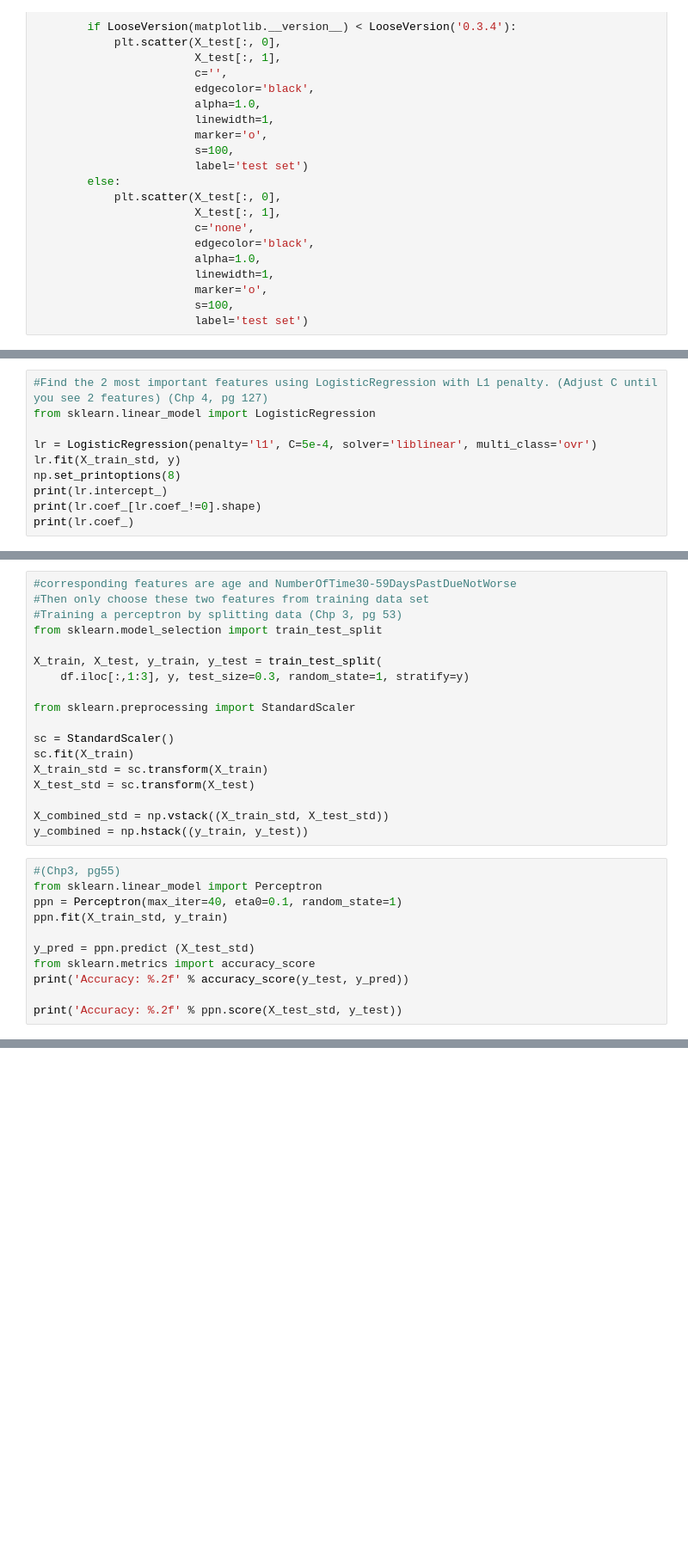
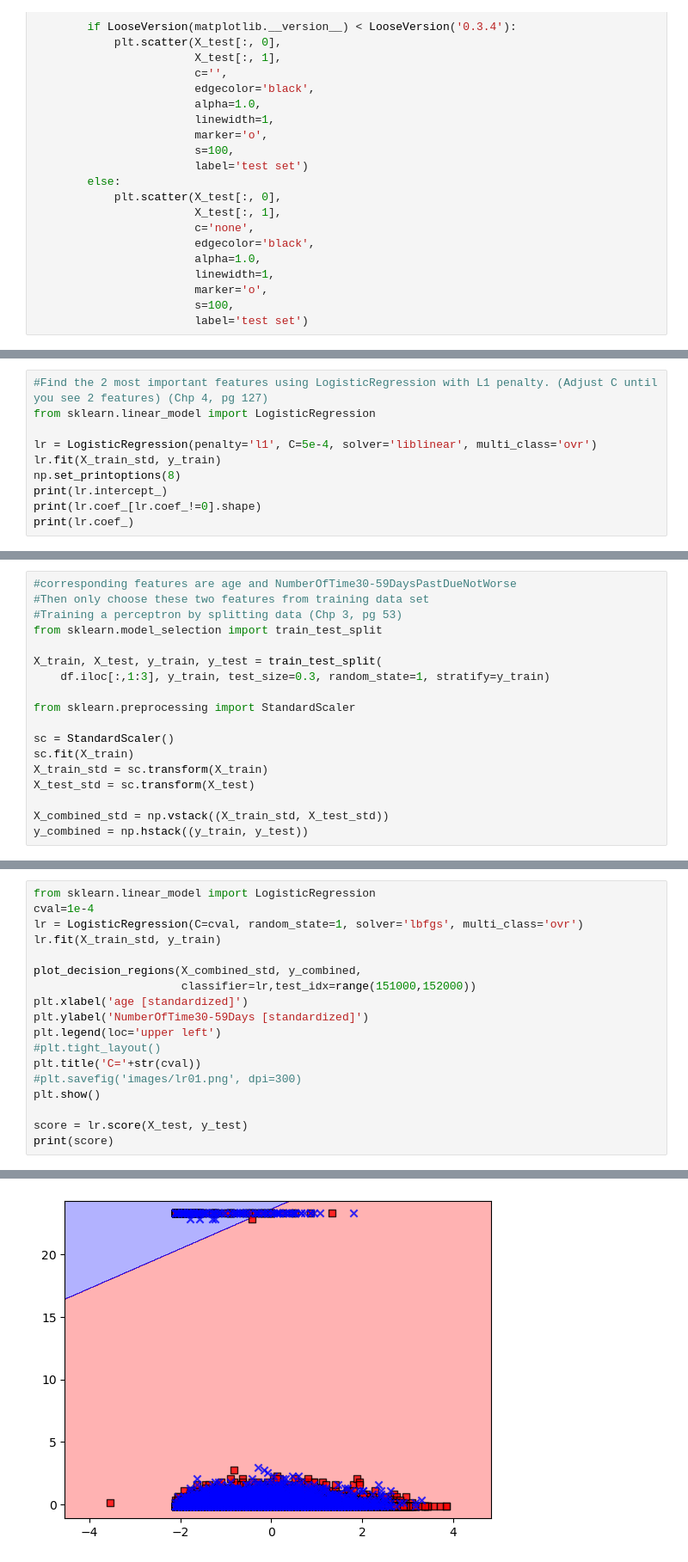
Before and after one commit to limchoosiong/Give-Me-Some-Credit, a Jupyter notebook: Code/classifier.ipynb, the cells around one changed output, grey strips where cells are left out. Shown at 86% size. Drawn from its saved outputs; the diff is of its cells as text; blank space fills up the shorter version.

```diff
--- a/Code/classifier.ipynb
+++ b/Code/classifier.ipynb
@@ -110,7 +105,7 @@ print(y.shape)
 from sklearn.linear_model import LogisticRegression
 
 lr = LogisticRegression(penalty='l1', C=5e-4, solver='liblinear', multi_class='ovr')
-lr.fit(X_train_std, y)
+lr.fit(X_train_std, y_train)
 np.set_printoptions(8)
 print(lr.intercept_)
 print(lr.coef_[lr.coef_!=0].shape)
@@ -127,7 +162,7 @@ print(lr.coef_)
 from sklearn.model_selection import train_test_split
 
 X_train, X_test, y_train, y_test = train_test_split(
-    df.iloc[:,1:3], y, test_size=0.3, random_state=1, stratify=y)
+    df.iloc[:,1:3], y_train, test_size=0.3, random_state=1, stratify=y_train)
 
 from sklearn.preprocessing import StandardScaler
 
@@ -138,14 +173,3 @@ X_test_std = sc.transform(X_test)
 
 X_combined_std = np.vstack((X_train_std, X_test_std))
 y_combined = np.hstack((y_train, y_test))
-# %%
-#(Chp3, pg55)
-from sklearn.linear_model import Perceptron
-ppn = Perceptron(max_iter=40, eta0=0.1, random_state=1)
-ppn.fit(X_train_std, y_train)
-
-y_pred = ppn.predict (X_test_std)
-from sklearn.metrics import accuracy_score
-print('Accuracy: %.2f' % accuracy_score(y_test, y_pred))
-
-print('Accuracy: %.2f' % ppn.score(X_test_std, y_test))
@@ -154,0 +176,19 @@ Accuracy: 0.56
+# %%
+from sklearn.linear_model import LogisticRegression
+cval=1e-4
+lr = LogisticRegression(C=cval, random_state=1, solver='lbfgs', multi_class='ovr')
+lr.fit(X_train_std, y_train)
+
+plot_decision_regions(X_combined_std, y_combined,
+                      classifier=lr,test_idx=range(151000,152000))
+plt.xlabel('age [standardized]')
+plt.ylabel('NumberOfTime30-59Days [standardized]')
+plt.legend(loc='upper left')
+#plt.tight_layout()
+plt.title('C='+str(cval))
+#plt.savefig('images/lr01.png', dpi=300)
+plt.show()
+
+score = lr.score(X_test, y_test)
+print(score)
+# %% [output]
@@ -155,3 +196,4 @@ Accuracy: 0.56
+[figure, added]
 # %%
 #Logistic regression (Chp3, pg71)
 from sklearn.linear_model import LogisticRegression
```
Also changed, not shown: parts of 12 cells of this notebook, 1 other file.
